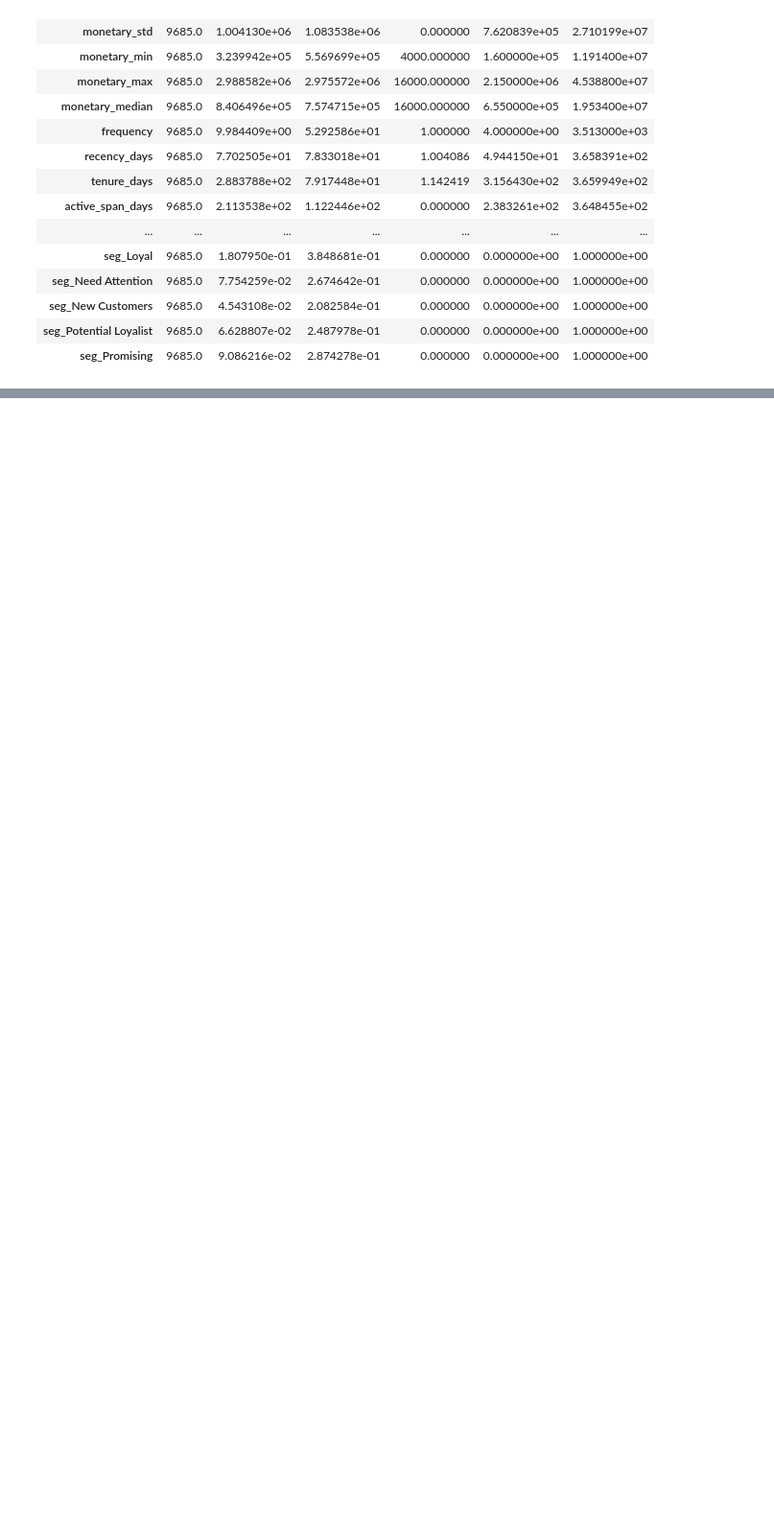
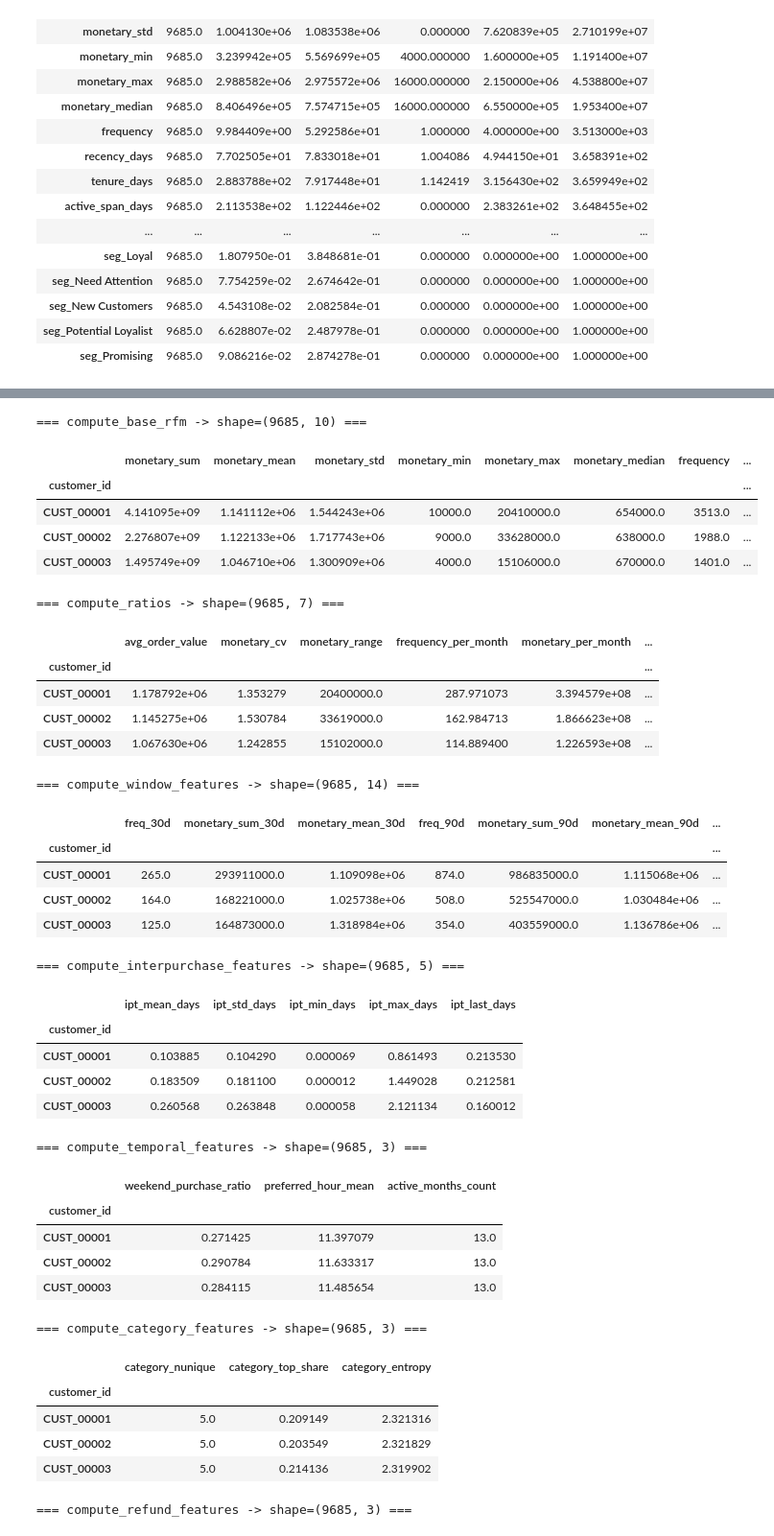
Before and after one commit to AnhQun18/Package-batch-4, a Jupyter notebook: notebooks/01_rfm_feature_exploration.ipynb, the cells around one changed output, grey strips where cells are left out. Shown at 96% size. Cells and saved outputs as stored; diff of their text form; code cells hidden in the pictures; blank space fills up the shorter version.

```diff
--- a/notebooks/01_rfm_feature_exploration.ipynb
+++ b/notebooks/01_rfm_feature_exploration.ipynb
@@ -235,0 +267,70 @@ summary
+# %%
+from rfm_fe.features import (
+    compute_base_rfm,
+    compute_ratios,
+    compute_window_features,
+    compute_interpurchase_features,
+    compute_temporal_features,
+    compute_category_features,
+    compute_refund_features,
+)
+
+base_df = compute_base_rfm(clean_df, cfg, ref_date)
+ratios_df = compute_ratios(base_df)
+windows_df = compute_window_features(clean_df, cfg, ref_date, base_df.index)
+ipt_df = compute_interpurchase_features(clean_df, cfg, base_df.index)
+temporal_df = compute_temporal_features(clean_df, cfg, base_df.index)
+category_df = compute_category_features(clean_df, cfg, base_df.index)
+refund_feat_df = compute_refund_features(refund_df, base_df, cfg, base_df.index)
+
+step_parts = {
+    "compute_base_rfm": base_df,
+    "compute_ratios": ratios_df,
+    "compute_window_features": windows_df,
+    "compute_interpurchase_features": ipt_df,
+    "compute_temporal_features": temporal_df,
+    "compute_category_features": category_df,
+    "compute_refund_features": refund_feat_df,
+}
+
+for fn_name, part_df in step_parts.items():
+    print(f"=== {fn_name} -> shape={part_df.shape} ===")
+    display(part_df.head(3))
+# %% [output]
+=== compute_base_rfm -> shape=(9685, 10) ===
+|  | monetary_sum | monetary_mean | monetary_std | monetary_min | monetary_max | monetary_median | frequency | ... |
+| customer_id |  |  |  |  |  |  |  | ... |
+| CUST_00001 | 4.141095e+09 | 1.141112e+06 | 1.544243e+06 | 10000.0 | 20410000.0 | 654000.0 | 3513.0 | ... |
+| CUST_00002 | 2.276807e+09 | 1.122133e+06 | 1.717743e+06 | 9000.0 | 33628000.0 | 638000.0 | 1988.0 | ... |
+| CUST_00003 | 1.495749e+09 | 1.046710e+06 | 1.300909e+06 | 4000.0 | 15106000.0 | 670000.0 | 1401.0 | ... |
+=== compute_ratios -> shape=(9685, 7) ===
+|  | avg_order_value | monetary_cv | monetary_range | frequency_per_month | monetary_per_month | ... |
+| customer_id |  |  |  |  |  | ... |
+| CUST_00001 | 1.178792e+06 | 1.353279 | 20400000.0 | 287.971073 | 3.394579e+08 | ... |
+| CUST_00002 | 1.145275e+06 | 1.530784 | 33619000.0 | 162.984713 | 1.866623e+08 | ... |
+| CUST_00003 | 1.067630e+06 | 1.242855 | 15102000.0 | 114.889400 | 1.226593e+08 | ... |
+=== compute_window_features -> shape=(9685, 14) ===
+|  | freq_30d | monetary_sum_30d | monetary_mean_30d | freq_90d | monetary_sum_90d | monetary_mean_90d | ... |
+| customer_id |  |  |  |  |  |  | ... |
+| CUST_00001 | 265.0 | 293911000.0 | 1.109098e+06 | 874.0 | 986835000.0 | 1.115068e+06 | ... |
+| CUST_00002 | 164.0 | 168221000.0 | 1.025738e+06 | 508.0 | 525547000.0 | 1.030484e+06 | ... |
+| CUST_00003 | 125.0 | 164873000.0 | 1.318984e+06 | 354.0 | 403559000.0 | 1.136786e+06 | ... |
+=== compute_interpurchase_features -> shape=(9685, 5) ===
+|  | ipt_mean_days | ipt_std_days | ipt_min_days | ipt_max_days | ipt_last_days |
+| customer_id |  |  |  |  |  |
+| CUST_00001 | 0.103885 | 0.104290 | 0.000069 | 0.861493 | 0.213530 |
+| CUST_00002 | 0.183509 | 0.181100 | 0.000012 | 1.449028 | 0.212581 |
+| CUST_00003 | 0.260568 | 0.263848 | 0.000058 | 2.121134 | 0.160012 |
+=== compute_temporal_features -> shape=(9685, 3) ===
+|  | weekend_purchase_ratio | preferred_hour_mean | active_months_count |
+| customer_id |  |  |  |
+| CUST_00001 | 0.271425 | 11.397079 | 13.0 |
+| CUST_00002 | 0.290784 | 11.633317 | 13.0 |
+| CUST_00003 | 0.284115 | 11.485654 | 13.0 |
+=== compute_category_features -> shape=(9685, 3) ===
+|  | category_nunique | category_top_share | category_entropy |
+| customer_id |  |  |  |
+| CUST_00001 | 5.0 | 0.209149 | 2.321316 |
+| CUST_00002 | 5.0 | 0.203549 | 2.321829 |
+| CUST_00003 | 5.0 | 0.214136 | 2.319902 |
+=== compute_refund_features -> shape=(9685, 3) ===
```
Also changed, not shown: parts of 7 cells of this notebook.
